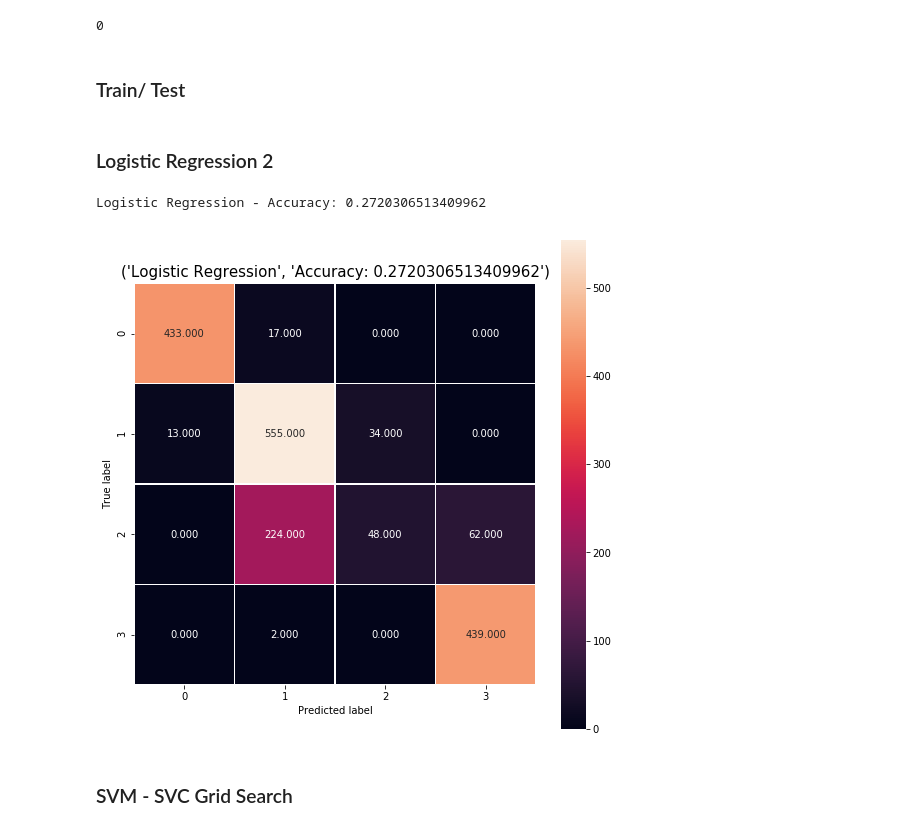
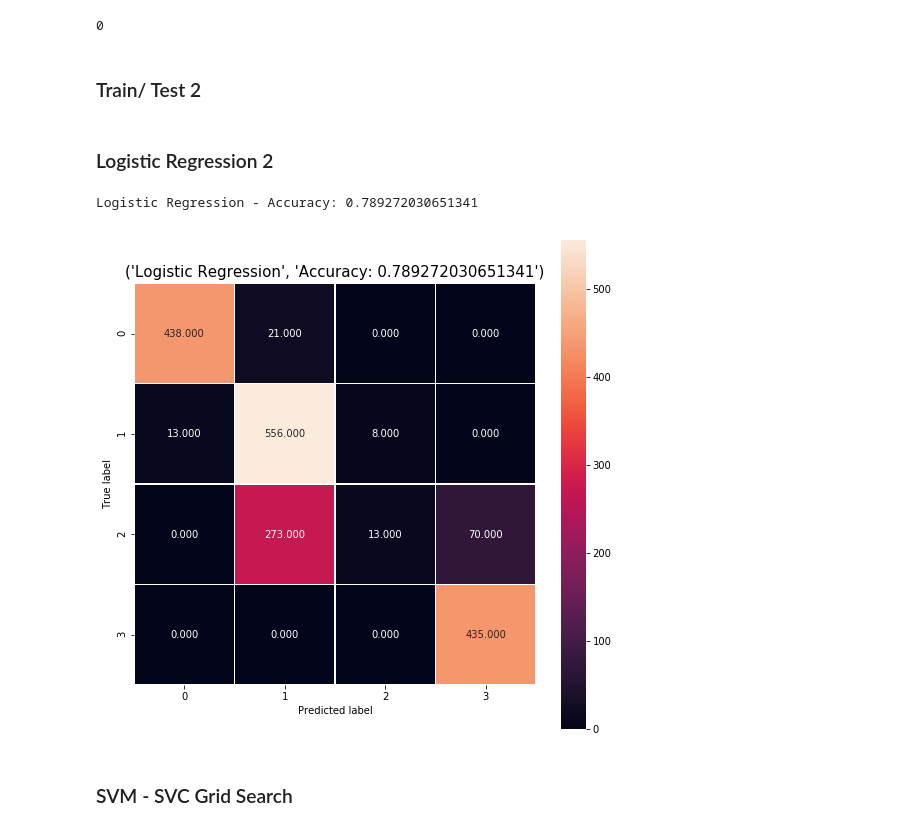
Before and after one commit to miriammg/Final-Project-IH, a Jupyter notebook: Final Project.ipynb, the cells around one changed output. Saved outputs shown, nothing was run; the diff lists cells and outputs as text; code cells hidden in the pictures.

```diff
--- a/Final Project.ipynb
+++ b/Final Project.ipynb
@@ -787,7 +783,7 @@ df['Total Claim Labels'].isna().sum()
 # %% [output]
 0
 # %% [markdown]
-### Train/ Test
+### Train/ Test 2
 # %%
 columns=[col for col in df2.columns if df2[col].dtype == object]
 
@@ -806,18 +804,18 @@ clf_logistic.fit(X_train, y_train)
 score2 = clf_logistic.score(X_test, y_test)
 y_pred_logistic2 = clf_logistic.predict(X_test)
 
-accuracy_logistic = metrics.accuracy_score(y_test, y_pred_logistic)
+accuracy_logistic2 = metrics.accuracy_score(y_test, y_pred_logistic2)
 
 cm_logistic = metrics.confusion_matrix(y_test, y_pred_logistic2)
 
 
-print("Logistic Regression - Accuracy:", accuracy_logistic)
+print("Logistic Regression - Accuracy:", accuracy_logistic2)
 # %% [output]
-Logistic Regression - Accuracy: 0.2720306513409962
+Logistic Regression - Accuracy: 0.789272030651341
 # %%
-print_matrix(cm_logistic, accuracy_logistic, model='Logistic Regression')
+print_matrix(cm_logistic, accuracy_logistic2, model='Logistic Regression')
 # %% [output]
-[figure, old version]
+[figure, new version]
 # %% [markdown]
 ### SVM - SVC Grid Search
 # %%
```
Also changed, not shown: parts of 43 cells of this notebook, 1 other file.
